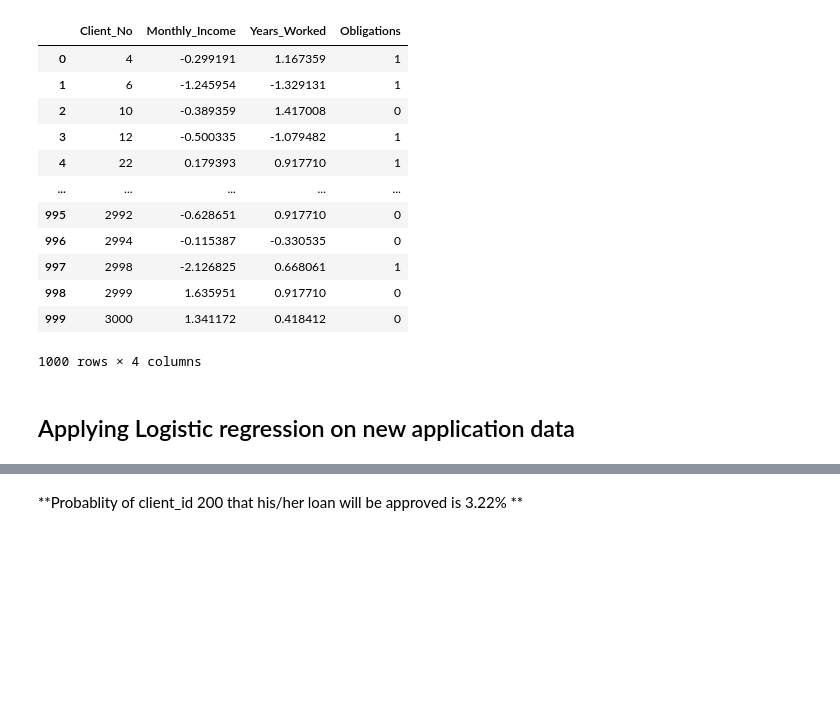
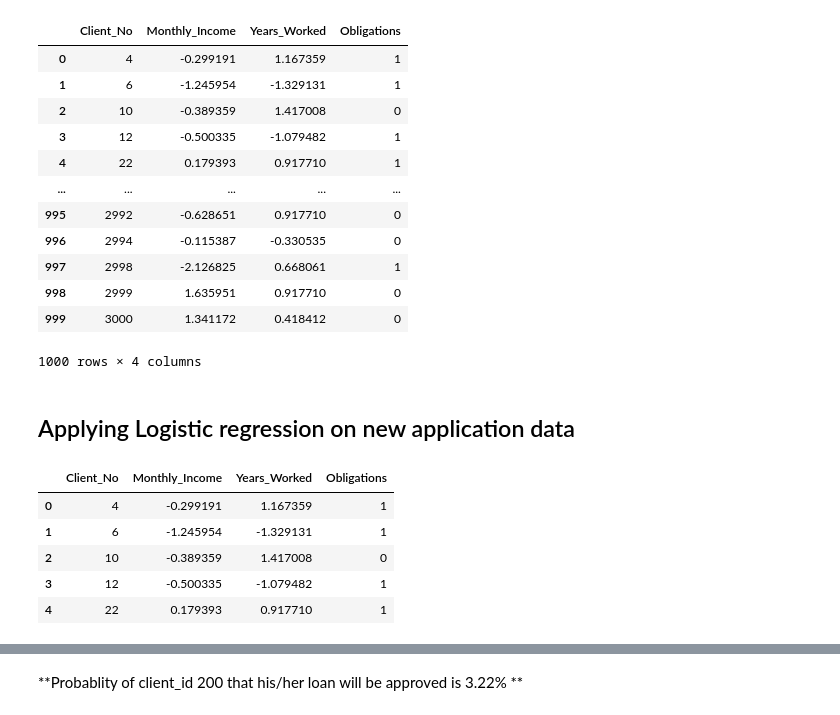
Before and after one commit to poddardelhi/Credit_modeller, a Jupyter notebook: Credit_Analysis.ipynb, the cells around one changed output, grey strips where cells are left out. Drawn from its saved outputs; the diff is of its cells as text; code cells hidden in the pictures; blank space fills up the shorter version.

```diff
--- a/Credit_Analysis.ipynb
+++ b/Credit_Analysis.ipynb
@@ -535,3 +535,12 @@ df_predict_clean
 1000 rows × 4 columns
 # %% [markdown]
 ## Applying Logistic regression on new application data
+# %%
+df_predict_clean.head()
+# %% [output]
+|  | Client_No | Monthly_Income | Years_Worked | Obligations |
+| 0 | 4 | -0.299191 | 1.167359 | 1 |
+| 1 | 6 | -1.245954 | -1.329131 | 1 |
+| 2 | 10 | -0.389359 | 1.417008 | 0 |
+| 3 | 12 | -0.500335 | -1.079482 | 1 |
+| 4 | 22 | 0.179393 | 0.917710 | 1 |
```
Also changed, not shown: parts of 12 cells of this notebook.
